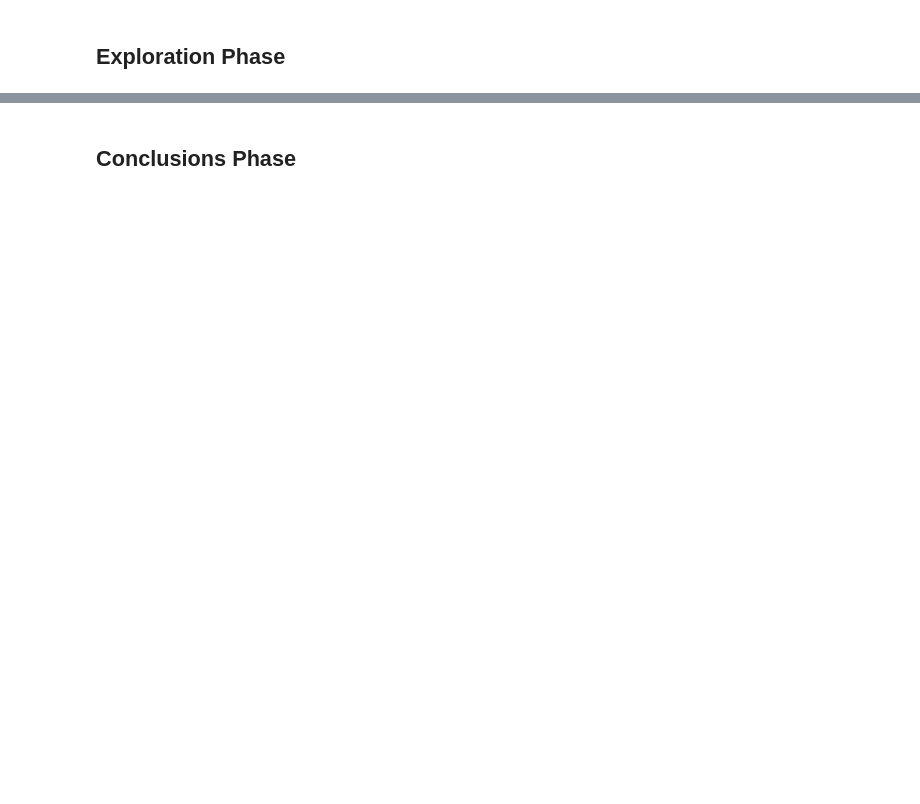
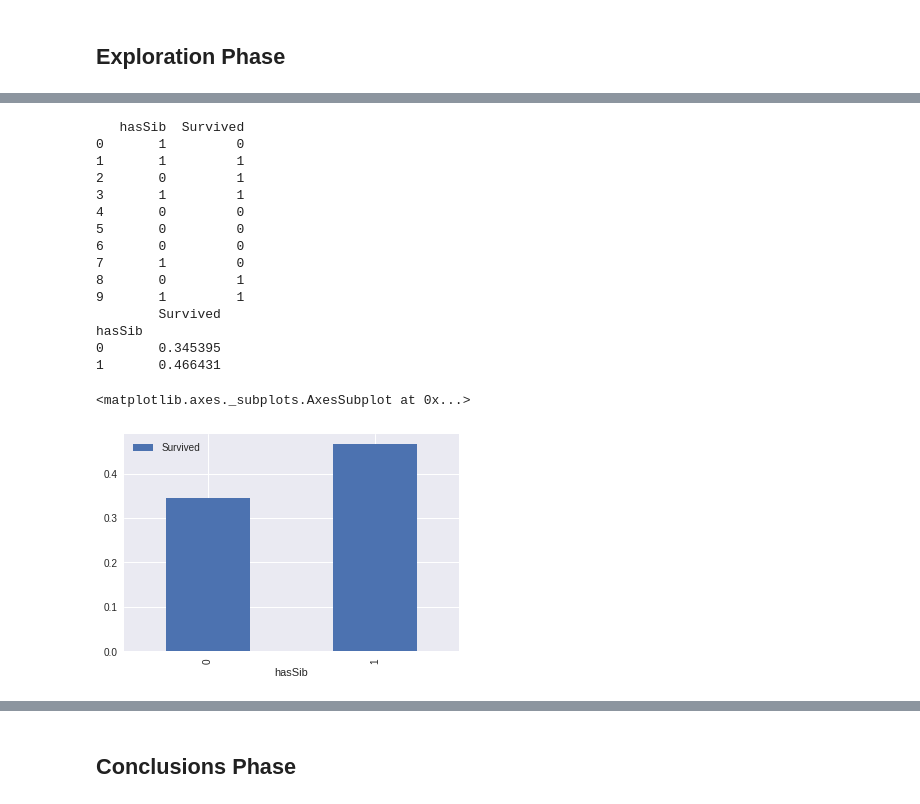
Before and after one commit to sunpochin/dand-p2-investigate-titanic-data, a Jupyter notebook: investigate-titanic-data.ipynb, the cells around one changed output, grey strips where cells are left out. Saved outputs shown, nothing was run; the diff lists cells and outputs as text; code cells hidden in the pictures; blank space fills up the shorter version.

```diff
--- a/investigate-titanic-data.ipynb
+++ b/investigate-titanic-data.ipynb
@@ -255,0 +293,34 @@ sex_survived.plot.bar()
+# %%
+def hasSib(sib):
+    if sib > 0:
+        return 1
+    elif (sib == 0):
+        return 0
+
+new_df['hasSib'] = new_df['SibSp'].apply(hasSib)
+#to verify I'm doing correctly.
+#new_df[['SibSp', 'hasSib'] ]
+# %%
+hasSib_survived = new_df[['hasSib', 'Survived']].groupby(['hasSib'],as_index=False)
+print( hasSib_survived.head() )
+hasSib_survived = new_df[['hasSib', 'Survived']].groupby(['hasSib'],as_index=True).mean()
+print( hasSib_survived )
+hasSib_survived.plot.bar()
+# %% [output]
+   hasSib  Survived
+0       1         0
+1       1         1
+2       0         1
+3       1         1
+4       0         0
+5       0         0
+6       0         0
+7       1         0
+8       0         1
+9       1         1
+        Survived
+hasSib
+0       0.345395
+1       0.466431
+<matplotlib.axes._subplots.AxesSubplot at 0x...>
+[figure, added]
```
Also changed, not shown: parts of 24 cells of this notebook.
